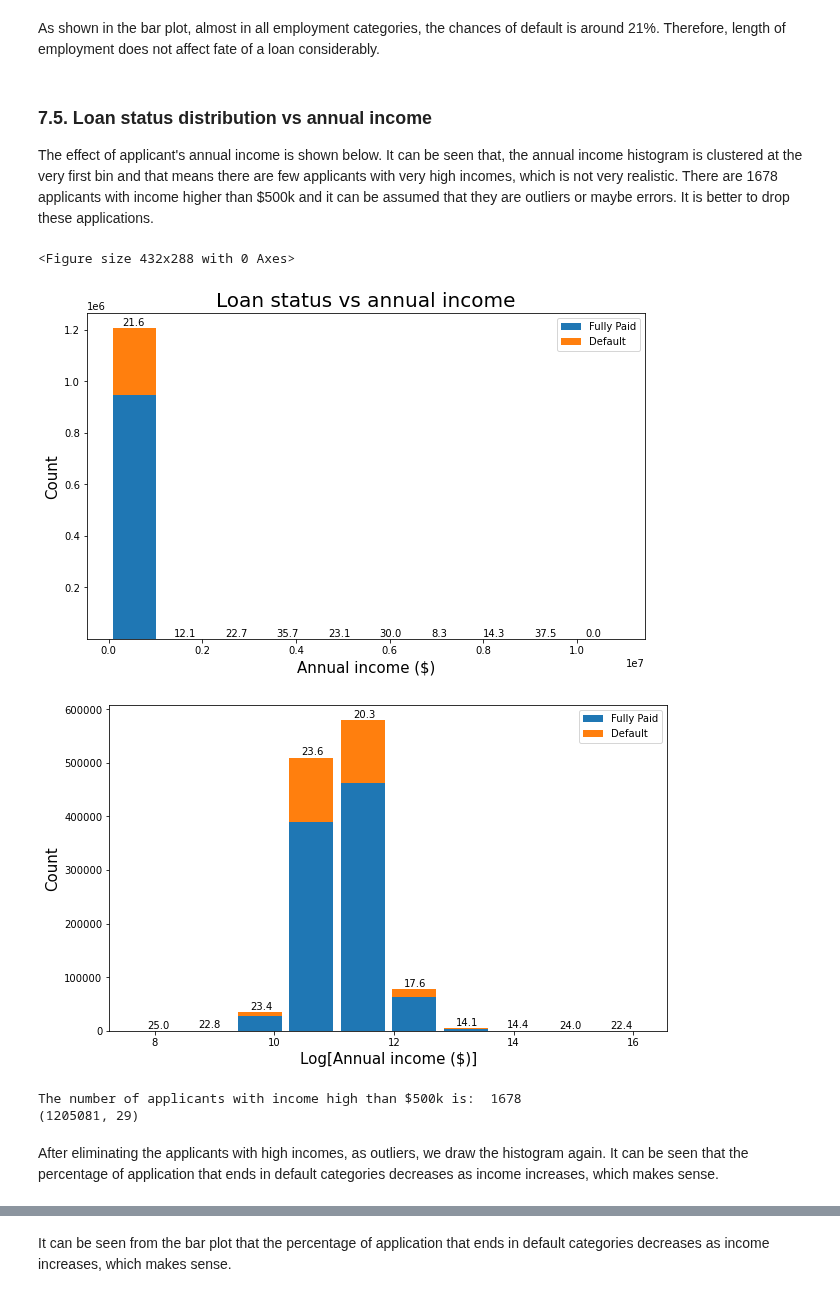
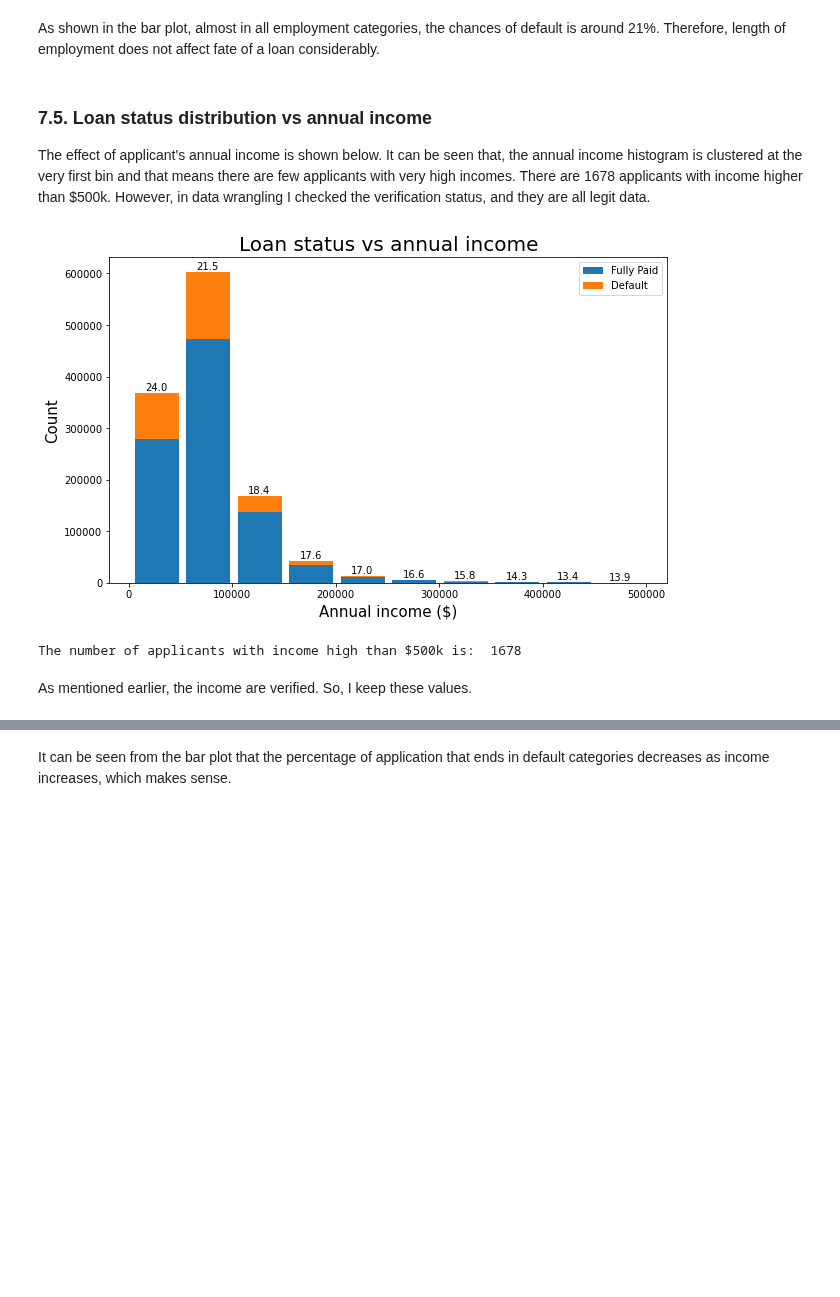
Before and after one commit to somayehY/SomayeYoussefi, a Jupyter notebook: LendingClub/LendingClub_ExploratoryDataAnalysis.ipynb, the cells around one changed output, grey strips where cells are left out. Cells and saved outputs as stored; diff of their text form; code cells hidden in the pictures; blank space fills up the shorter version.

```diff
--- a/LendingClub/LendingClub_ExploratoryDataAnalysis.ipynb
+++ b/LendingClub/LendingClub_ExploratoryDataAnalysis.ipynb
@@ -346,57 +346,39 @@ As shown in the bar plot, almost in all employment categories, the chances of de
 # %% [markdown]
 ### 7.5. Loan status distribution vs annual income <a class='anchor' id='income'></a>
 
-The effect of applicant's annual income is shown below. It can be seen that, the annual income histogram is clustered at the very first bin and that means there are few applicants with very high incomes, which is not very realistic. There are 1678 applicants with income higher than $500k and it can be assumed that they are outliers or maybe errors. It is better to drop these applications.
+The effect of applicant's annual income is shown below. It can be seen that, the annual income histogram is clustered at the very first bin and that means there are few applicants with very high incomes. There are 1678 applicants with income higher than $500k. However, in data wrangling I checked the verification status, and they are all legit data.
 # %%
 s1 = pd.DataFrame({'Fully Paid': df.loc[df['new_status']=='Fully Paid', 'annual_inc'], 'Default': df.loc[df['new_status']=='Default', 'annual_inc']}, index=None)
-s2 = np.log(s1)
+s1 = s1[(s1['Fully Paid']<500000) | (s1['Default']<500000)]
 
-fig, axes = plt.subplots(1,2) # create 2*1 array of subplots
-fig.clf()
-axes[0] = s1.plot.hist(stacked=True, bins=10, rwidth=0.85, figsize=(10, 6))
-axes[1] = s2.plot.hist(stacked=True, bins=10, rwidth=0.85, figsize=(10, 6))
+
+fig, ax = plt.subplots()
+
+s1.plot.hist(stacked=True, bins=10, rwidth=0.85, figsize=(10, 6), ax=ax)
+
 
 #axes[0].set_xticklabels(s.index, rotation=45)
-axes[0].legend(['Fully Paid', 'Default'])
-axes[0].set_xlabel('Annual income ($)', fontsize=15)
-axes[0].set_ylabel('Count', fontsize=15)
-axes[0].set_title("Loan status vs annual income", fontsize=20)
-axes[1].set_xlabel('Log[Annual income ($)]', fontsize=15)
-axes[1].set_ylabel('Count', fontsize=15)
+ax.legend(['Fully Paid', 'Default'])
+ax.set_xlabel('Annual income ($)', fontsize=15)
+ax.set_ylabel('Count', fontsize=15)
+ax.set_title("Loan status vs annual income", fontsize=20)
 
-p = axes[0].patches
+
+p = ax.patches
 for i in range(0,10,1):
     x1, y1 = p[i].get_xy()
     x2, y2 = p[i+1].get_xy()
-    x = x1 +200000
+    x = x1 + 10000
     Y1 = p[i].get_height()
     Y2 = p[i+10].get_height()
-    y = Y2 + Y1 + 10000
+    y = Y2 + Y1 +5000
     a = Y2/(Y2 + Y1)
-    axes[0].text(x, y, round(a*100,1), rotation=0)
-
-p = axes[1].patches
-for i in range(0,10,1):
-    x1, y1 = p[i].get_xy()
-    x2, y2 = p[i+1].get_xy()
-    x = x1 +.2
-    Y1 = p[i].get_height()
-    Y2 = p[i+10].get_height()
-    y = Y2 + Y1 + 5000
-    a = Y2/(Y2 + Y1)
-    axes[1].text(x, y, round(a*100,1), rotation=0)
+    ax.text(x, y, round(a*100,1), rotation=0)
 # %% [output]
-<Figure size 432x288 with 0 Axes>
-[figure, old version]
+[figure, new version]
-[figure, removed]
 # %%
 print('The number of applicants with income high than $500k is: ', len(df.loc[df['annual_inc']>500000]))
-# Dropping applicants with more than $500k annual income
-
-df = df.loc[df['annual_inc']<=500000, :]
-print(df.shape)
 # %% [output]
 The number of applicants with income high than $500k is:  1678
-(1205081, 29)
 # %% [markdown]
-After eliminating the applicants with high incomes, as outliers, we draw the histogram again. It can be seen that the percentage of application that ends in default categories decreases as income increases, which makes sense.
+As mentioned earlier, the income are verified. So, I keep these values.
```
Also changed, not shown: parts of 11 cells of this notebook.
